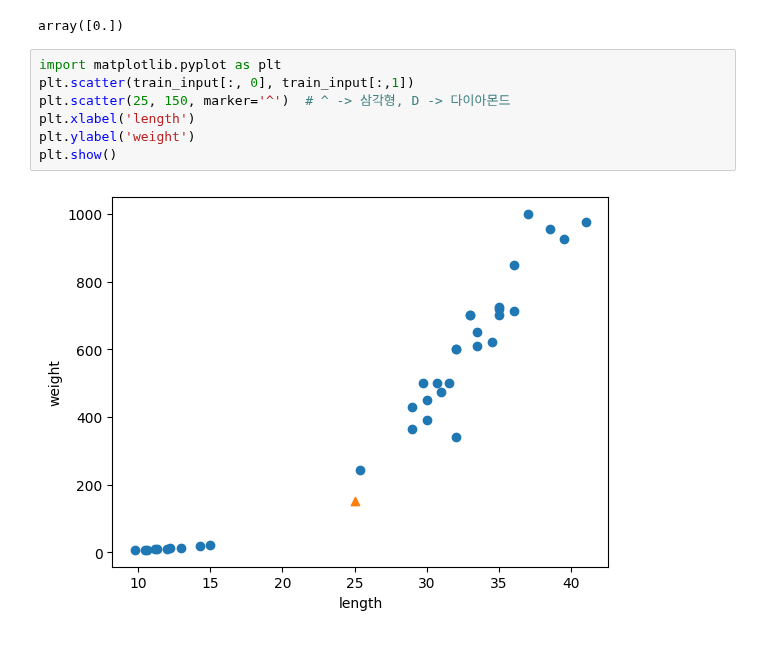
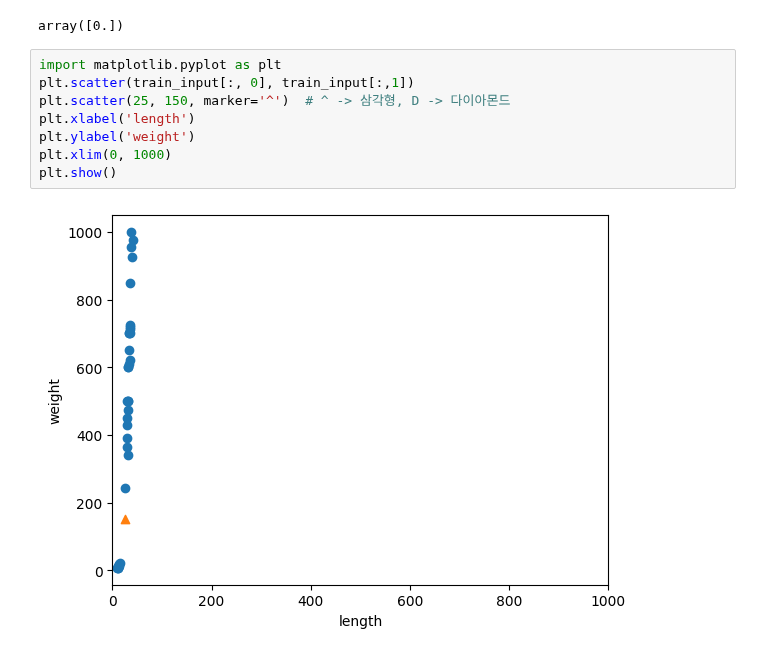
Before and after one commit to yonggyo1125/ai_class_source, a Jupyter notebook: 09 핀테크 머신러닝과 딥러닝 이해/source/day02/ex03.ipynb, the cells around one changed output. Drawn from its saved outputs; the diff is of its cells as text.

```diff
--- a/09 핀테크 머신러닝과 딥러닝 이해/source/day02/ex03.ipynb
+++ b/09 핀테크 머신러닝과 딥러닝 이해/source/day02/ex03.ipynb
@@ -76,9 +76,10 @@ array([0.])
 # %%
 import matplotlib.pyplot as plt
 plt.scatter(train_input[:, 0], train_input[:,1])
 plt.scatter(25, 150, marker='^')  # ^ -> 삼각형, D -> 다이아몬드
 plt.xlabel('length')
 plt.ylabel('weight')
+plt.xlim(0, 1000)
 plt.show()
 # %% [output]
-[figure, old version]
+[figure, new version]
```
Also changed, not shown: parts of 11 cells of this notebook, 1 other file.
